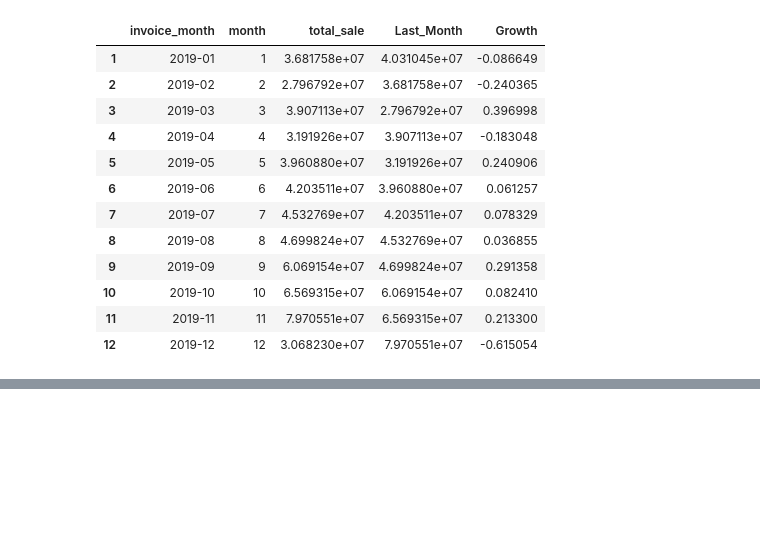
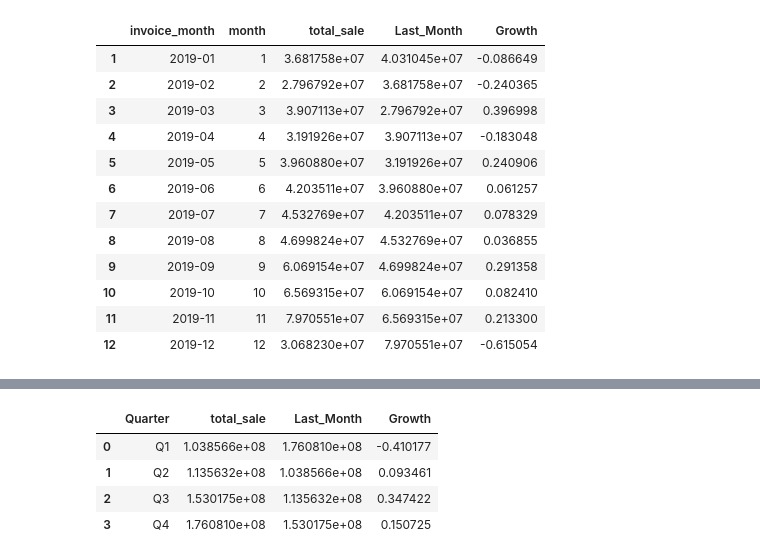
Before and after one commit to selinbulbul/ecommerce-scrape, a Jupyter notebook: New folder/tasks.ipynb, the cells around one changed output, grey strips where cells are left out. Cells and saved outputs as stored; diff of their text form; code cells hidden in the pictures; blank space fills up the shorter version.

```diff
--- a/New folder/tasks.ipynb
+++ b/New folder/tasks.ipynb
@@ -786,0 +801,4 @@ df
+# %%
+# add a row here at the begining 0
+df8_MoM_3= df8_MoM1_2.groupby(["Quarter"])["total_sale"].sum().reset_index()
+df8_MoM_3
@@ -786,0 +813,2 @@ df
+# %%
+df8_MoM_3['Last_Month'] = np.roll(df8_MoM_3['total_sale'],1)
@@ -786,0 +817,10 @@ df
+# %%
+df8_MoM_3['Growth'] = (df8_MoM_3['total_sale']/df8_MoM_3['Last_Month'])-1
+# %%
+df8_MoM_3
+# %% [output]
+|  | Quarter | total_sale | Last_Month | Growth |
+| 0 | Q1 | 1.038566e+08 | 1.760810e+08 | -0.410177 |
+| 1 | Q2 | 1.135632e+08 | 1.038566e+08 | 0.093461 |
+| 2 | Q3 | 1.530175e+08 | 1.135632e+08 | 0.347422 |
+| 3 | Q4 | 1.760810e+08 | 1.530175e+08 | 0.150725 |
```
Also changed, not shown: parts of 7 cells of this notebook.
